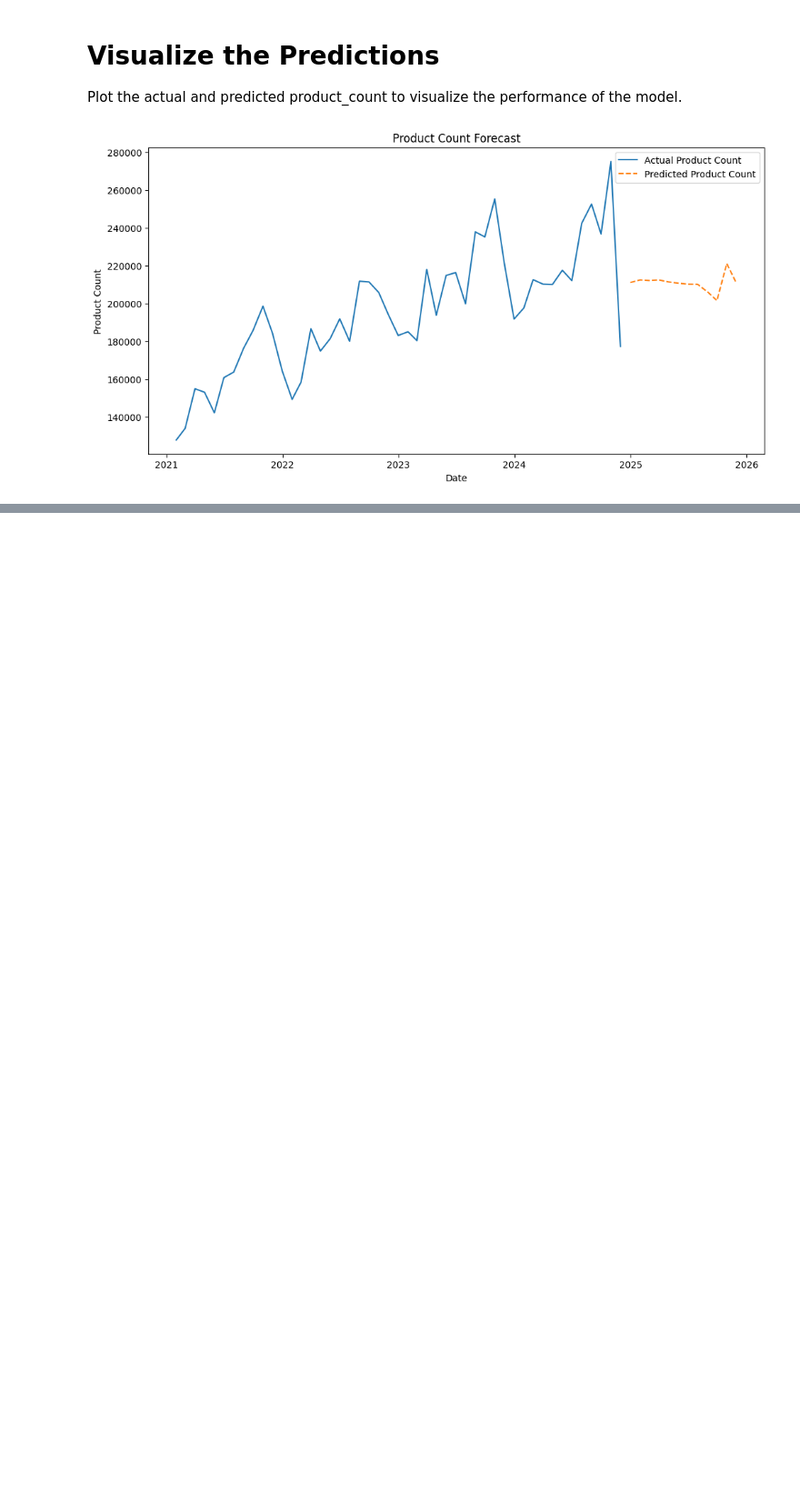
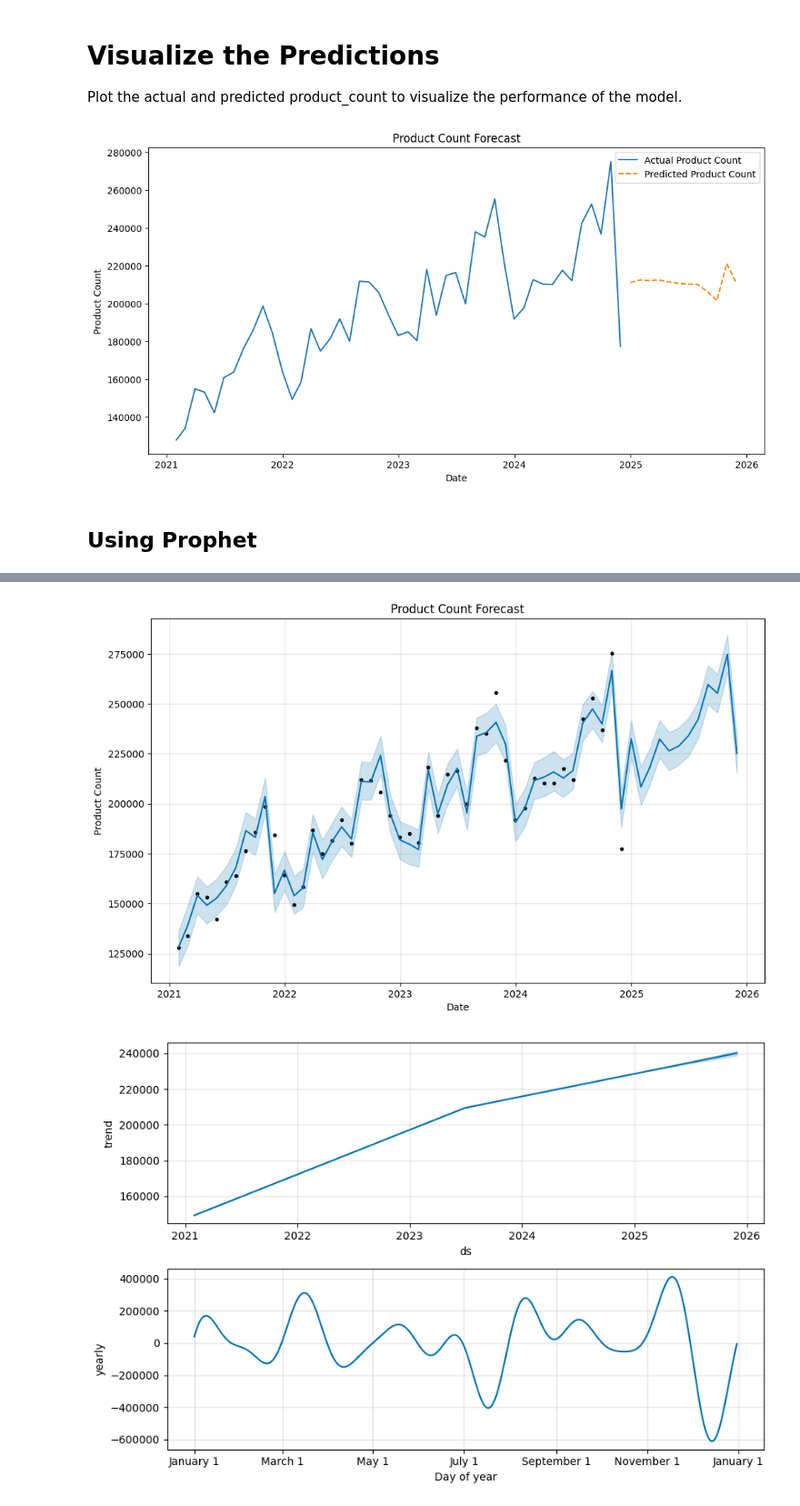
Before and after one commit to rzn-git/forecast-demand-collaboration, a Jupyter notebook: test-17.ipynb, the cells around one changed output, grey strips where cells are left out. Shown at 91% size. Drawn from its saved outputs; the diff is of its cells as text; code cells hidden in the pictures; blank space fills up the shorter version.

```diff
--- a/test-17.ipynb
+++ b/test-17.ipynb
@@ -237,3 +237,42 @@ plt.legend()
 plt.show()
 # %% [output]
 [figure]
+# %% [markdown]
+## Using Prophet
+# %%
+# Import required libraries
+import pandas as pd
+from prophet import Prophet
+import matplotlib.pyplot as plt
+
+# Assuming df is already loaded and preprocessed as mentioned in the previous cells
+
+# Convert the date column to datetime format if not already done
+df['ds'] = pd.to_datetime(df['ds'])
+
+# Aggregate the data on a monthly basis
+monthly_df = df.resample('M', on='ds').sum().reset_index()
+
+# Initialize the Prophet model
+model = Prophet()
+
+# Fit the model
+model.fit(monthly_df)
+
+# Create a dataframe for future dates
+future = model.make_future_dataframe(periods=12, freq='M')
+
+# Make predictions
+forecast = model.predict(future)
+
+# Plot the forecast
+fig = model.plot(forecast)
+plt.title('Product Count Forecast')
+plt.xlabel('Date')
+plt.ylabel('Product Count')
+plt.show()
+
+# Plot the forecast components
+fig2 = model.plot_components(forecast)
+plt.show()
+# %% [output]
@@ -239,0 +281,2 @@ plt.show()
+[figure, added]
+[figure, added]
```
Also changed, not shown: parts of 1 cell of this notebook.
